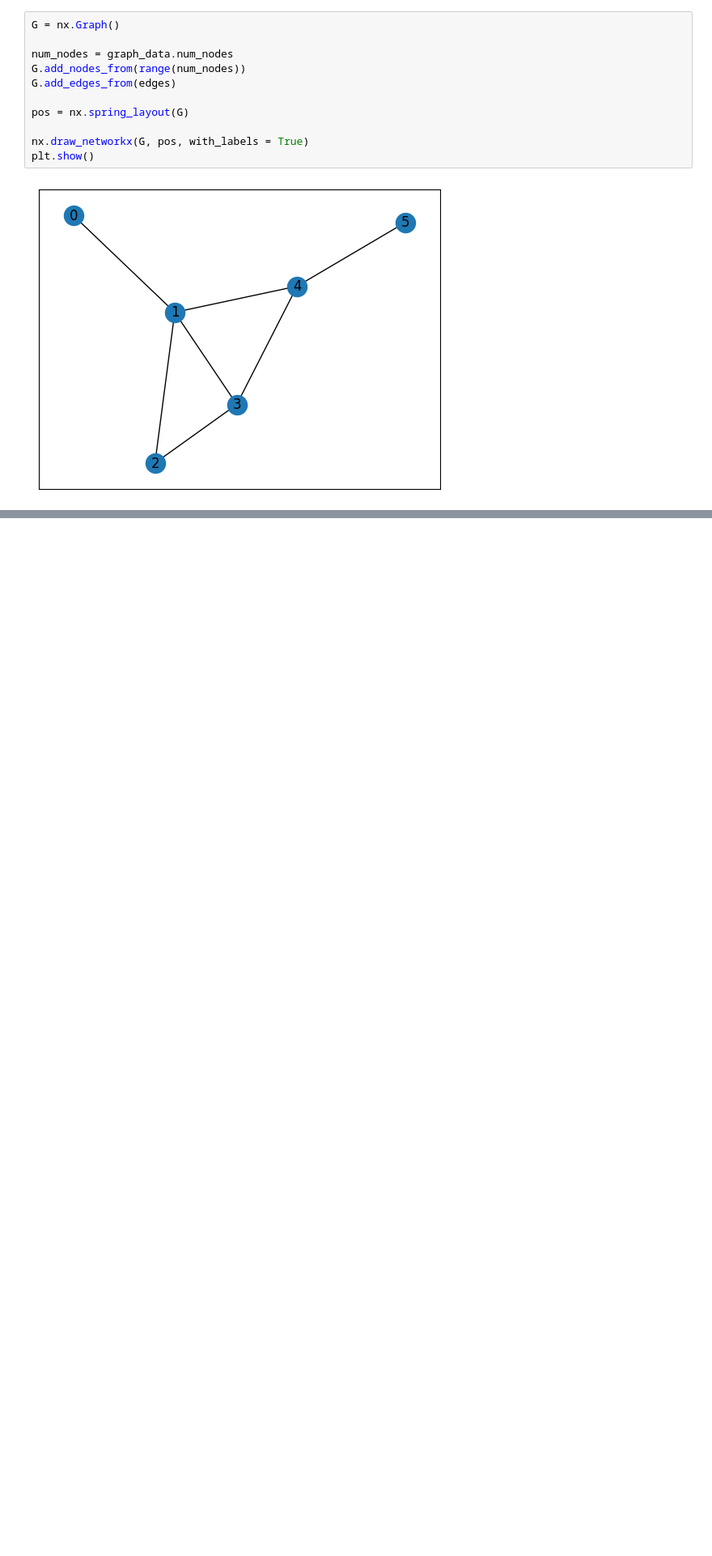
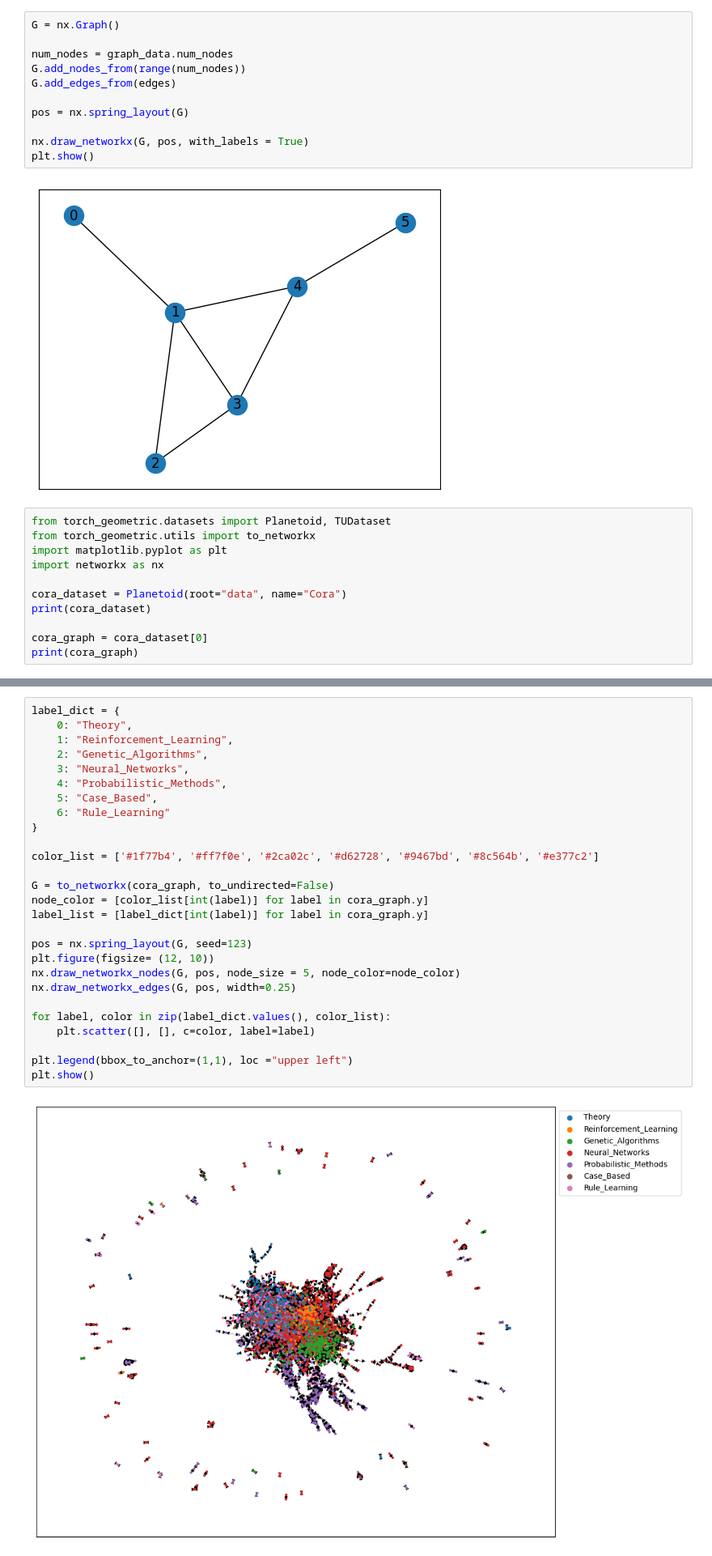
Before and after one commit to HanielUlises/Geometric-DL, a Jupyter notebook: GNNs/simple_graph.ipynb, the cells around one changed output, grey strips where cells are left out. Shown at 81% size. Cells and saved outputs as stored; diff of their text form; blank space fills up the shorter version.

Commit message:
Heterogeneous graph

```diff
--- a/GNNs/simple_graph.ipynb
+++ b/GNNs/simple_graph.ipynb
@@ -47,3 +47,14 @@ nx.draw_networkx(G, pos, with_labels = True)
 plt.show()
 # %% [output]
 [figure]
+# %%
+from torch_geometric.datasets import Planetoid, TUDataset
+from torch_geometric.utils import to_networkx
+import matplotlib.pyplot as plt
+import networkx as nx
+
+cora_dataset = Planetoid(root="data", name="Cora")
+print(cora_dataset)
+
+cora_graph = cora_dataset[0]
+print(cora_graph)
@@ -49,0 +64,29 @@ plt.show()
+# %%
+label_dict = {
+    0: "Theory",
+    1: "Reinforcement_Learning",
+    2: "Genetic_Algorithms",
+    3: "Neural_Networks",
+    4: "Probabilistic_Methods",
+    5: "Case_Based",
+    6: "Rule_Learning"
+}
+
+color_list = ['#1f77b4', '#ff7f0e', '#2ca02c', '#d62728', '#9467bd', '#8c564b', '#e377c2']
+
+G = to_networkx(cora_graph, to_undirected=False)
+node_color = [color_list[int(label)] for label in cora_graph.y]
+label_list = [label_dict[int(label)] for label in cora_graph.y]
+
+pos = nx.spring_layout(G, seed=123)
+plt.figure(figsize= (12, 10))
+nx.draw_networkx_nodes(G, pos, node_size = 5, node_color=node_color)
+nx.draw_networkx_edges(G, pos, width=0.25)
+
+for label, color in zip(label_dict.values(), color_list):
+    plt.scatter([], [], c=color, label=label)
+
+plt.legend(bbox_to_anchor=(1,1), loc ="upper left")
+plt.show()
+# %% [output]
+[figure, added]
```
Also changed, not shown: parts of 5 cells of this notebook, 1 other file.
